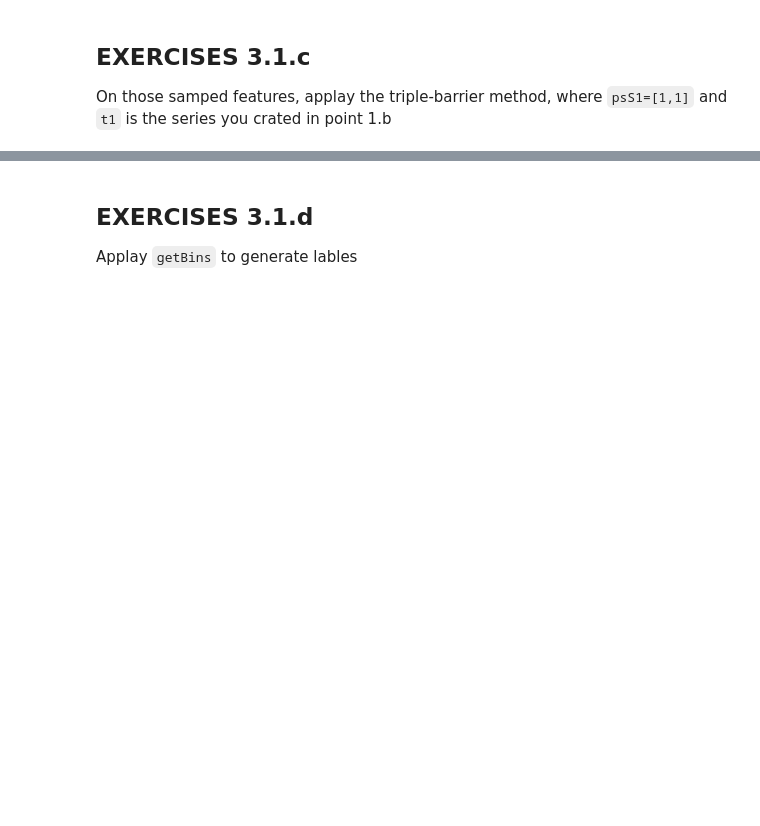
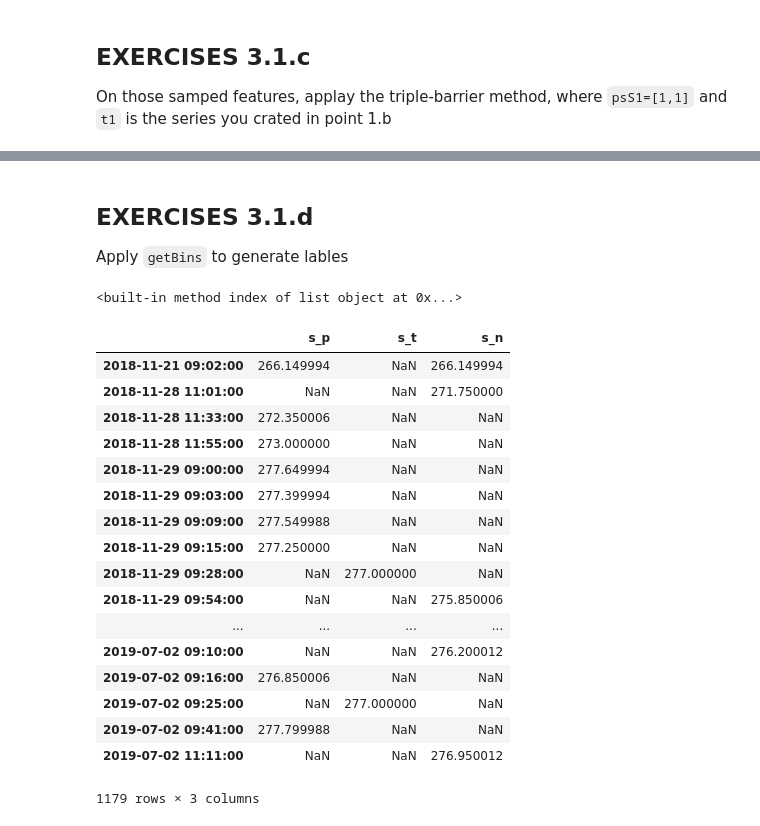
Before and after one commit to kooBH/FinanceServer, a Jupyter notebook: DE_PRADO/ch3_v1.ipynb, the cells around one changed output, grey strips where cells are left out. Saved outputs shown, nothing was run; the diff lists cells and outputs as text; code cells hidden in the pictures; blank space fills up the shorter version.

````diff
--- a/DE_PRADO/ch3_v1.ipynb
+++ b/DE_PRADO/ch3_v1.ipynb
@@ -175,3 +313,3 @@
 # %% [markdown]
 ## EXERCISES 3.1.d<a name='e_3_1_d'></a>
-Applay ```getBins``` to generate lables
+Apply ```getBins``` to generate lables
@@ -177,0 +380,27 @@
+# %%
+window=100
+#s_t = CUSUM3('dollar_t5300000_d200.csv',h=h_t,window=window)
+df = pd.read_csv('dollar_D_15.csv',index_col='timestamp')
+triple= CUSUM_Triple(df,h=h_t,window=window,col='price')
+
+triple
+# %% [output]
+<built-in method index of list object at 0x...>
+|  | s_p | s_t | s_n |
+| 2018-11-21 09:02:00 | 266.149994 | NaN | 266.149994 |
+| 2018-11-28 11:01:00 | NaN | NaN | 271.750000 |
+| 2018-11-28 11:33:00 | 272.350006 | NaN | NaN |
+| 2018-11-28 11:55:00 | 273.000000 | NaN | NaN |
+| 2018-11-29 09:00:00 | 277.649994 | NaN | NaN |
+| 2018-11-29 09:03:00 | 277.399994 | NaN | NaN |
+| 2018-11-29 09:09:00 | 277.549988 | NaN | NaN |
+| 2018-11-29 09:15:00 | 277.250000 | NaN | NaN |
+| 2018-11-29 09:28:00 | NaN | 277.000000 | NaN |
+| 2018-11-29 09:54:00 | NaN | NaN | 275.850006 |
+| ... | ... | ... | ... |
+| 2019-07-02 09:10:00 | NaN | NaN | 276.200012 |
+| 2019-07-02 09:16:00 | 276.850006 | NaN | NaN |
+| 2019-07-02 09:25:00 | NaN | 277.000000 | NaN |
+| 2019-07-02 09:41:00 | 277.799988 | NaN | NaN |
+| 2019-07-02 11:11:00 | NaN | NaN | 276.950012 |
+1179 rows × 3 columns
````
Also changed, not shown: parts of 12 cells of this notebook, 3 other files.
